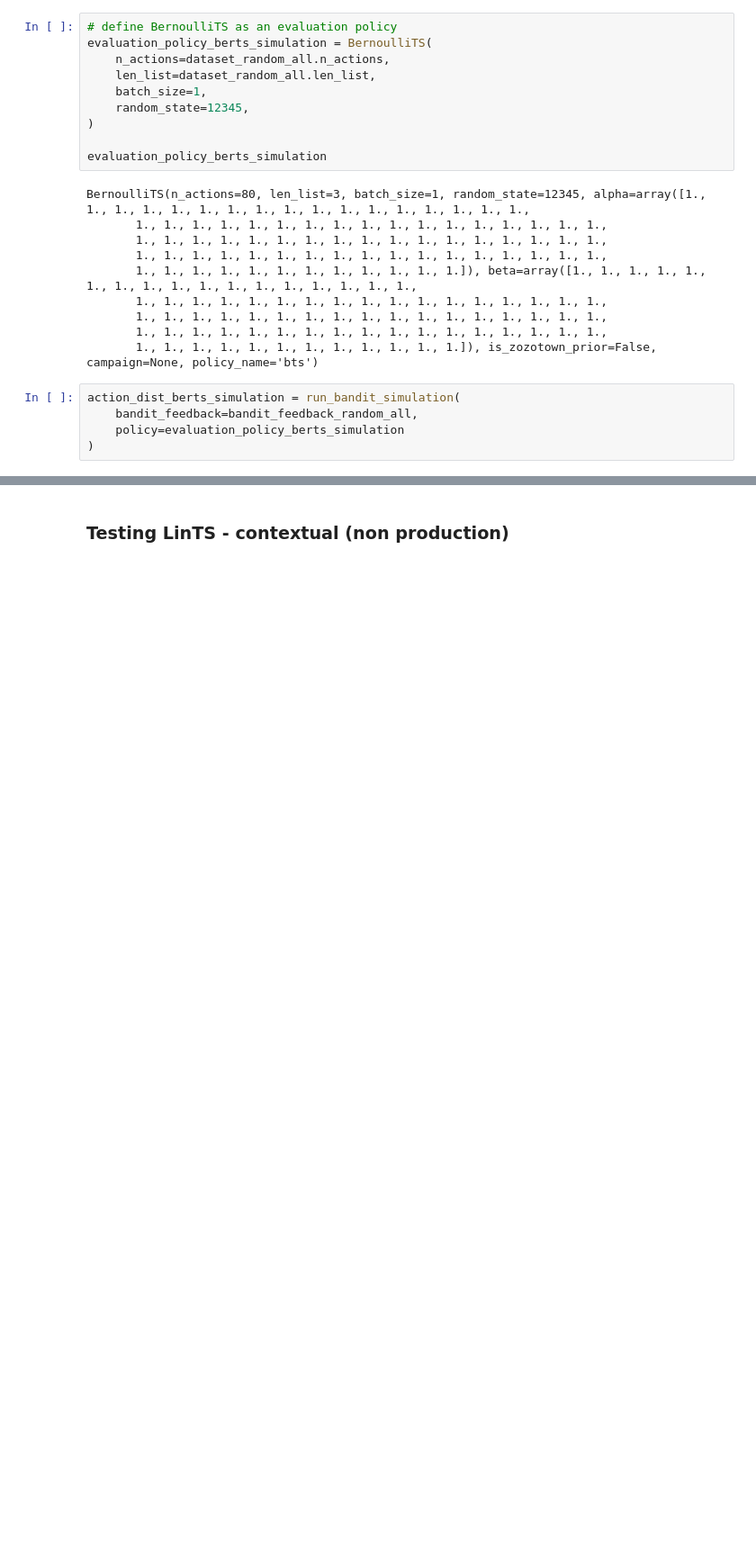
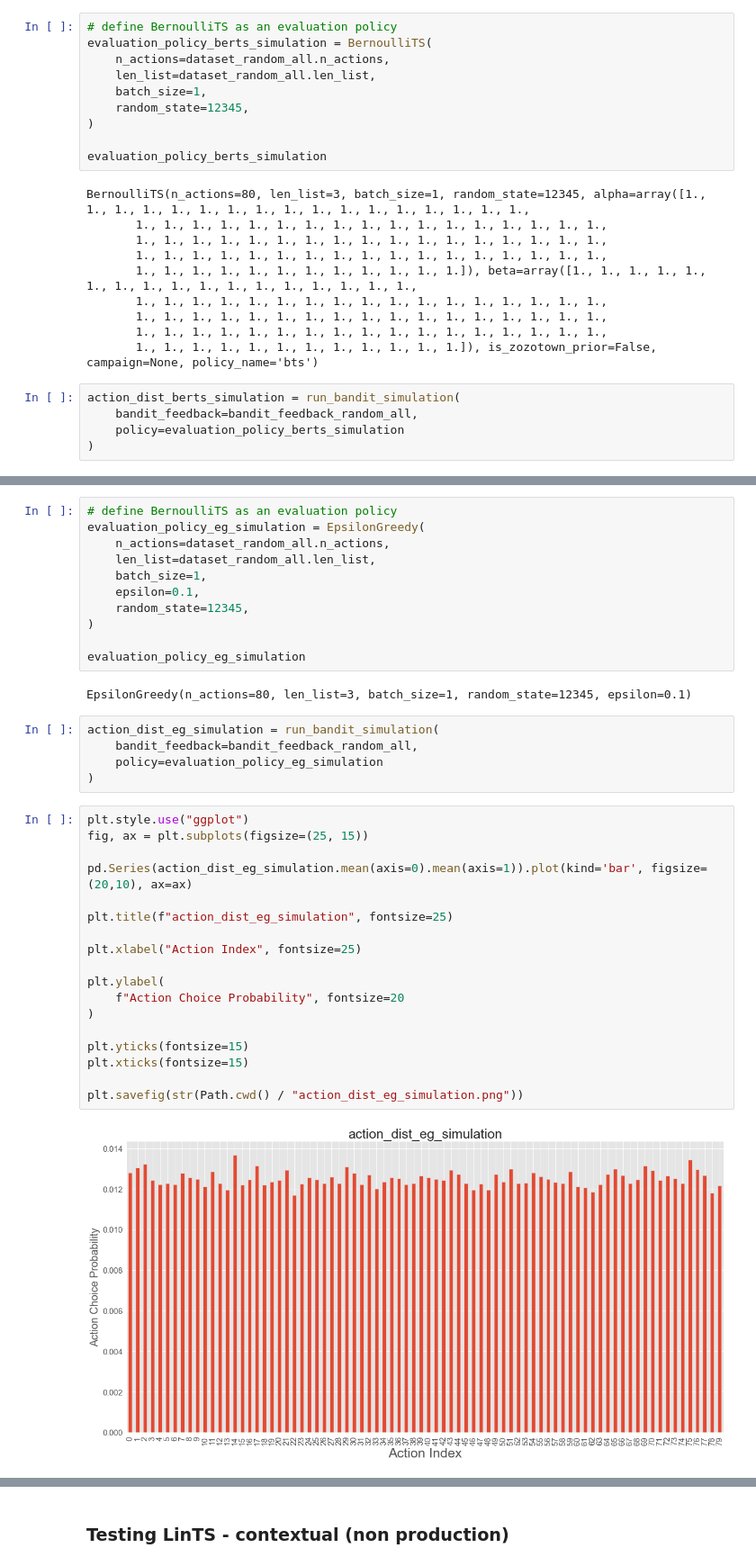
Before and after one commit to devmukul44/off_policy_evaluation_contextual_bandits_ljmu, a Jupyter notebook: notebook/zozotown_bandit_dataset/slate/off_policy_simulation_evaluation_obd_slate.ipynb, the cells around one changed output, grey strips where cells are left out. Shown at 90% size. Drawn from its saved outputs; the diff is of its cells as text; blank space fills up the shorter version.

```diff
--- a/notebook/zozotown_bandit_dataset/slate/off_policy_simulation_evaluation_obd_slate.ipynb
+++ b/notebook/zozotown_bandit_dataset/slate/off_policy_simulation_evaluation_obd_slate.ipynb
@@ -386,0 +430,38 @@ pd.DataFrame(action_dist_berts_simulation[2999]).plot(kind='bar', figsize=(20,10
+# %%
+# define BernoulliTS as an evaluation policy
+evaluation_policy_eg_simulation = EpsilonGreedy(
+    n_actions=dataset_random_all.n_actions,
+    len_list=dataset_random_all.len_list,
+    batch_size=1,
+    epsilon=0.1,
+    random_state=12345,
+)
+
+evaluation_policy_eg_simulation
+# %% [output]
+EpsilonGreedy(n_actions=80, len_list=3, batch_size=1, random_state=12345, epsilon=0.1)
+# %%
+action_dist_eg_simulation = run_bandit_simulation(
+    bandit_feedback=bandit_feedback_random_all,
+    policy=evaluation_policy_eg_simulation
+)
+# %%
+plt.style.use("ggplot")
+fig, ax = plt.subplots(figsize=(25, 15))
+
+pd.Series(action_dist_eg_simulation.mean(axis=0).mean(axis=1)).plot(kind='bar', figsize=(20,10), ax=ax)
+
+plt.title(f"action_dist_eg_simulation", fontsize=25)
+
+plt.xlabel("Action Index", fontsize=25)
+
+plt.ylabel(
+    f"Action Choice Probability", fontsize=20
+)
+
+plt.yticks(fontsize=15)
+plt.xticks(fontsize=15)
+
+plt.savefig(str(Path.cwd() / "action_dist_eg_simulation.png"))
+# %% [output]
+[figure, added]
```
Also changed, not shown: parts of 64 cells of this notebook, 36 other files.
